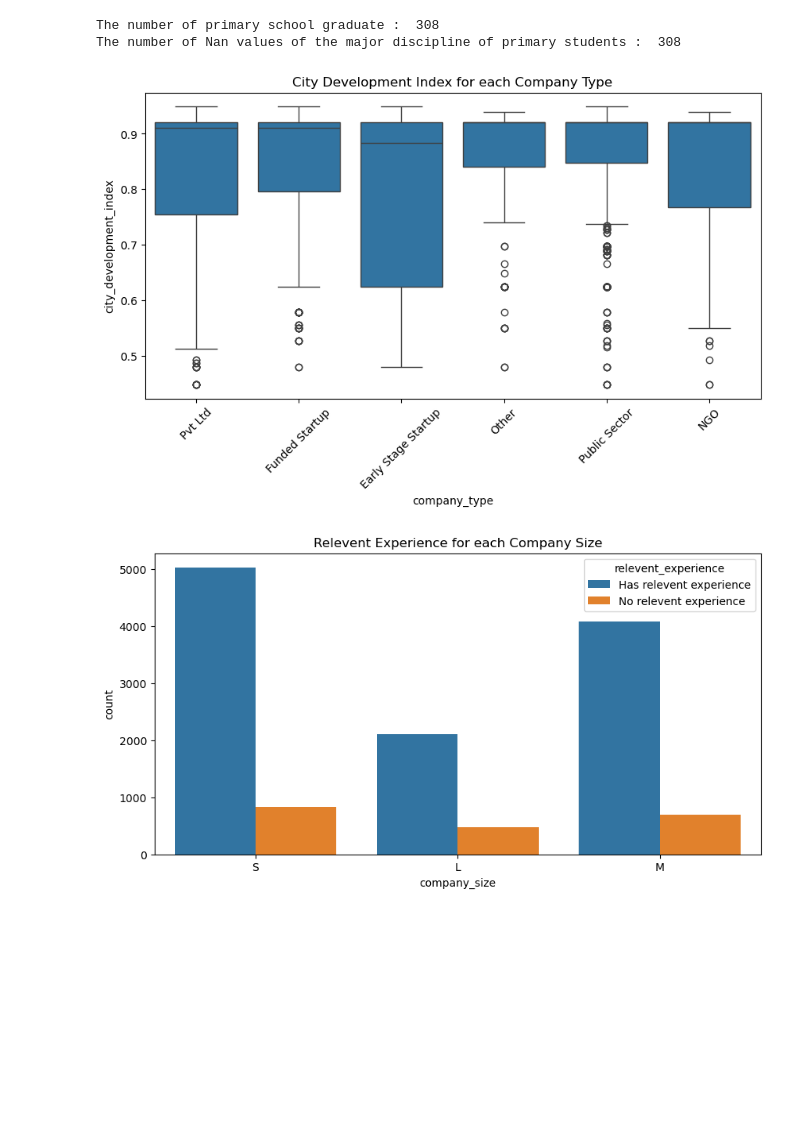
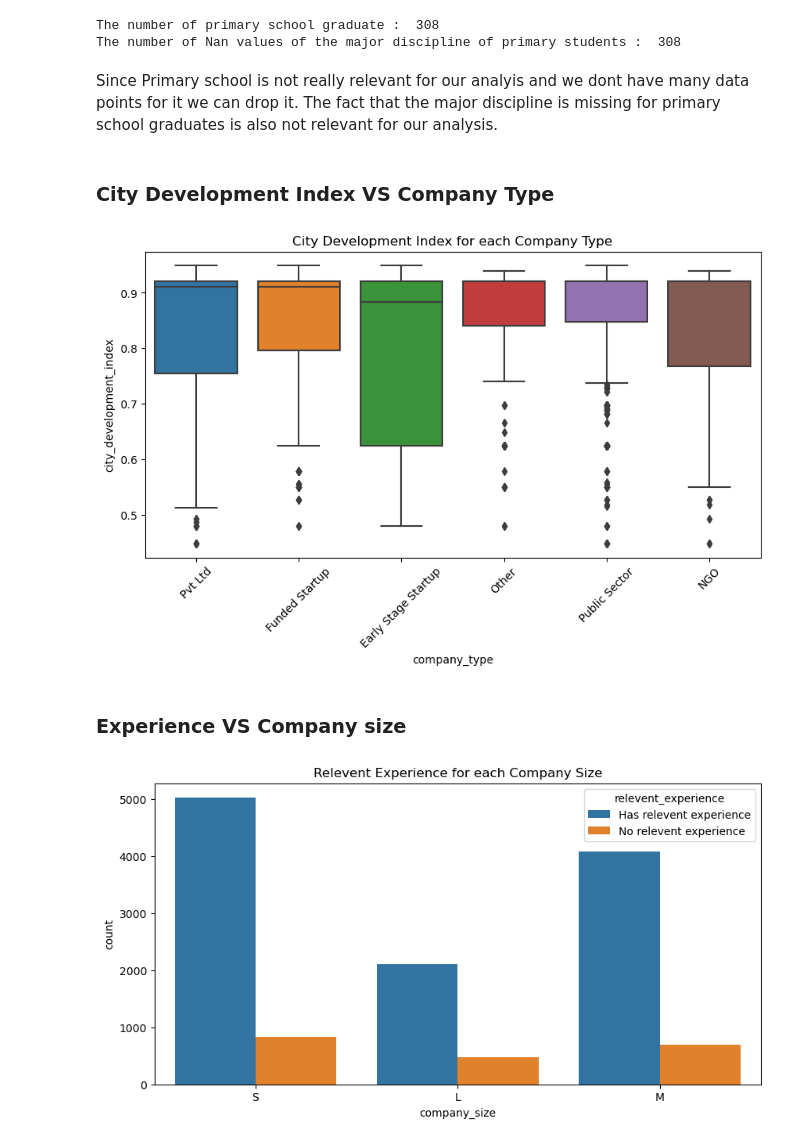
Before and after one commit to com-480-data-visualization/data_girls, a Jupyter notebook: Milestone1/data_science_analysis_d1.ipynb, the cells around one changed output. Cells and saved outputs as stored; diff of their text form; code cells hidden in the pictures; blank space fills up the shorter version.

Commit message:
add plots

```diff
--- a/Milestone1/data_science_analysis_d1.ipynb
+++ b/Milestone1/data_science_analysis_d1.ipynb
@@ -292,10 +248,17 @@ The number of Nan values of the major discipline of primary students :  308
+# %% [markdown]
+ Since Primary school is not really relevant for our analyis and we dont have many data points for it we can drop it.
+ The fact that the major discipline is missing for primary school graduates is also not relevant for our analysis.
+# %% [markdown]
+### City Development Index VS Company Type
 # %%
 # Visualize the distribution of city_development_index for each company type
 plt.figure(figsize=(10,5))
-sns.fi(data=df_job, x='company_type', y='city_development_index')
+sns.boxplot(data=df_job, x='company_type', y='city_development_index')
 plt.xticks(rotation=45)
 plt.title('City Development Index for each Company Type')
 plt.show()
 # %% [output]
-[figure, old version]
+[figure, new version]
+# %% [markdown]
+### Experience VS Company size
 # %%
```
Also changed, not shown: parts of 23 cells of this notebook, 5 other files.
